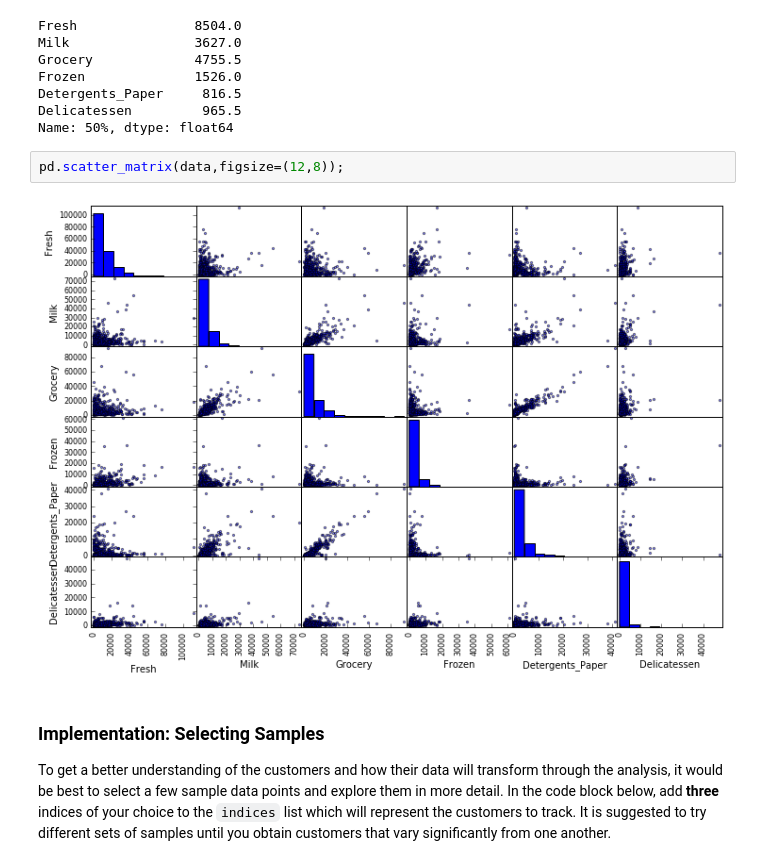
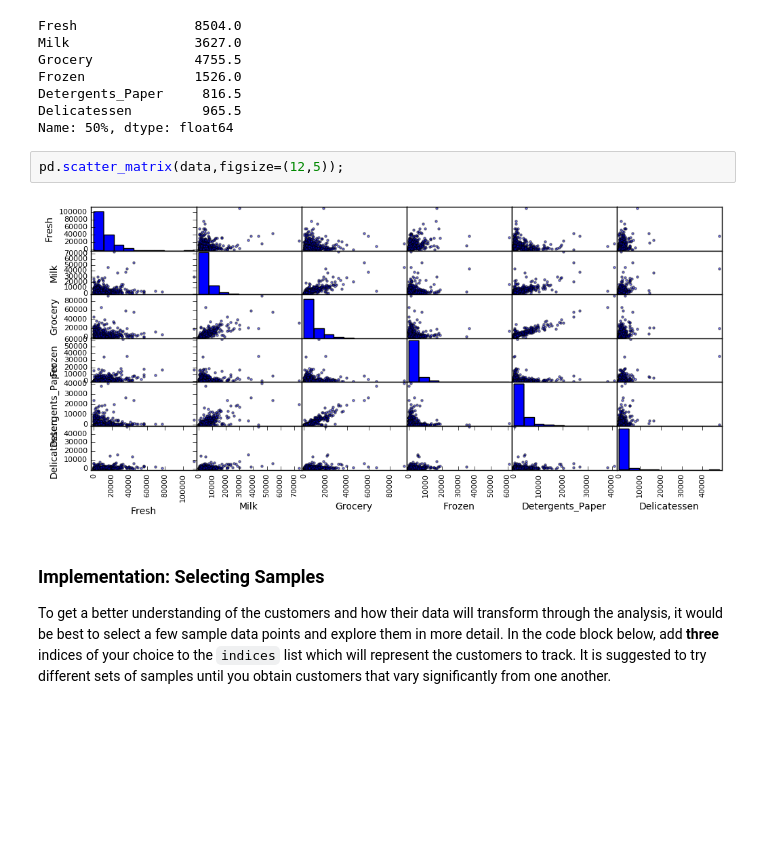
Before and after one commit to andrewwilson/mlnd, a Jupyter notebook: Project3-creating-customer-segments/customer_segments.ipynb, the cells around one changed output. Drawn from its saved outputs; the diff is of its cells as text; blank space fills up the shorter version.

```diff
--- a/Project3-creating-customer-segments/customer_segments.ipynb
+++ b/Project3-creating-customer-segments/customer_segments.ipynb
@@ -63,9 +63,9 @@ Detergents_Paper     816.5
 Delicatessen         965.5
 Name: 50%, dtype: float64
 # %%
-pd.scatter_matrix(data,figsize=(12,8));
+pd.scatter_matrix(data,figsize=(12,5));
 # %% [output]
-[figure, old version]
+[figure, new version]
 # %% [markdown]
 ### Implementation: Selecting Samples
 To get a better understanding of the customers and how their data will transform through the analysis, it would be best to select a few sample data points and explore them in more detail. In the code block below, add **three** indices of your choice to the `indices` list which will represent the customers to track. It is suggested to try different sets of samples until you obtain customers that vary significantly from one another.
```
Also changed, not shown: parts of 30 cells of this notebook, 1 other file.
